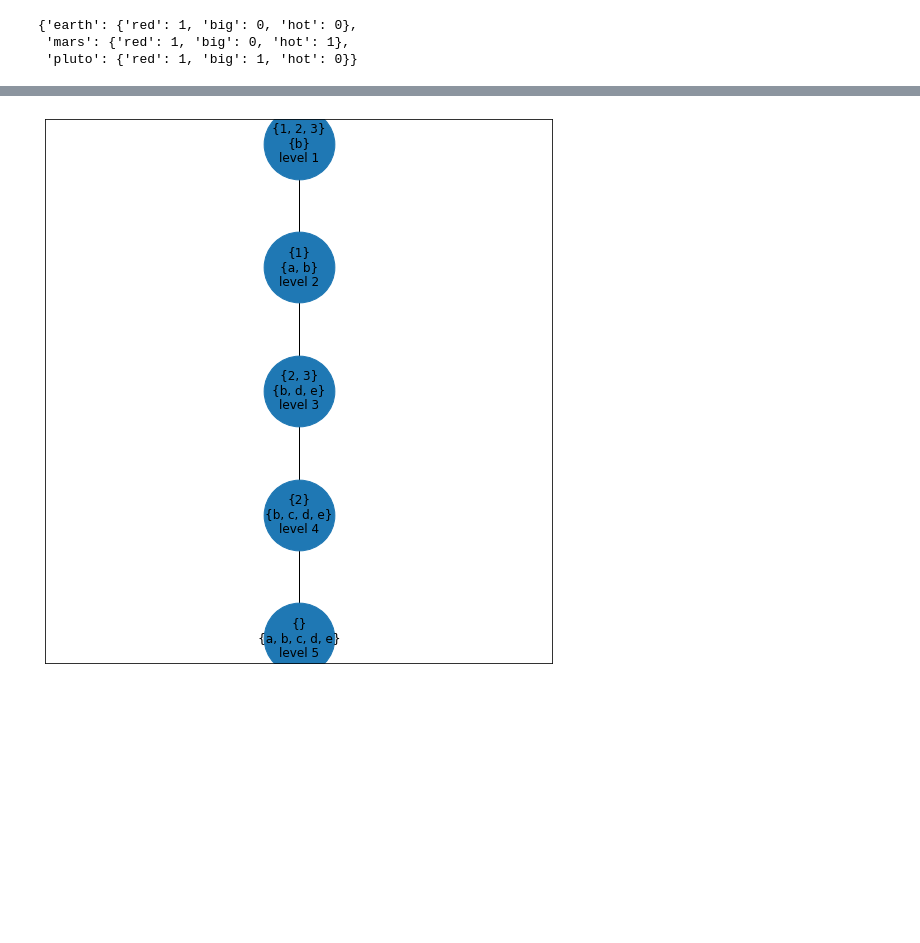
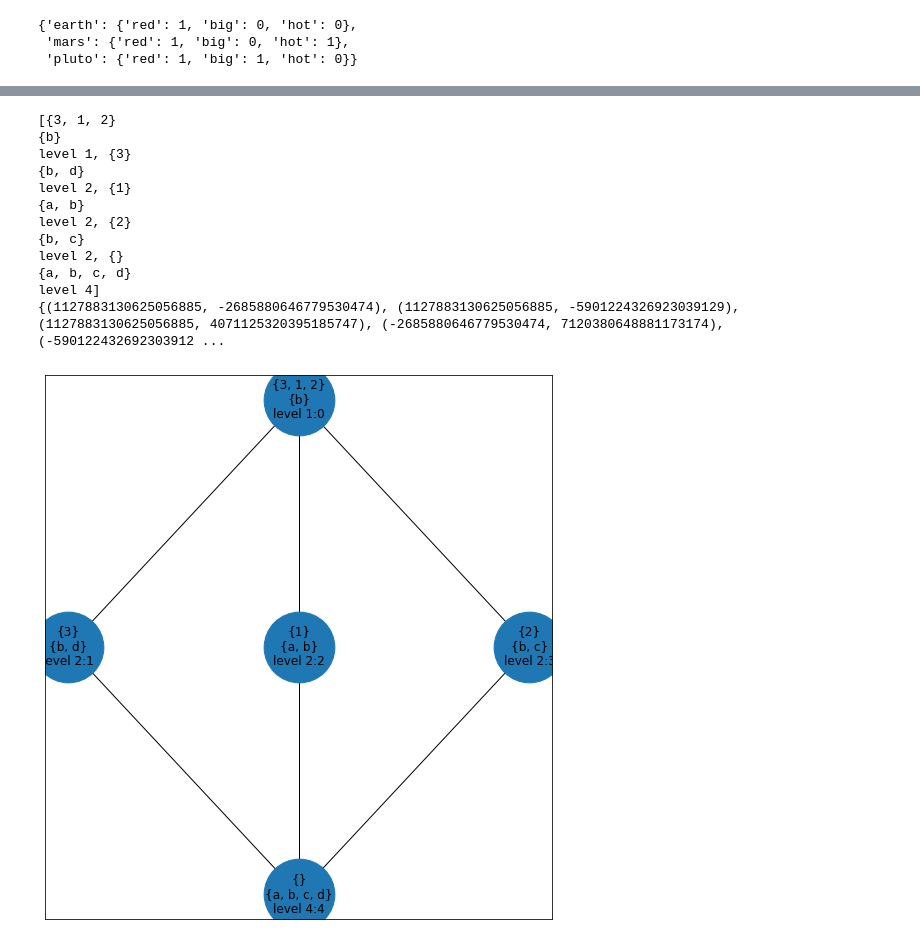
Before and after one commit to egorsmth/fcm, a Jupyter notebook: Untitled.ipynb, the cells around one changed output, grey strips where cells are left out. Drawn from its saved outputs; the diff is of its cells as text; code cells hidden in the pictures; blank space fills up the shorter version.

```diff
--- a/Untitled.ipynb
+++ b/Untitled.ipynb
@@ -59,6 +59,20 @@ class Lattice:
     def __init__(self, C, E):
         self.C = C
         self.E = E
+    def addToC(self, n):
+        self.C.append(n)
+        self.C = sorted(self.C, key=lambda node: node.level)
+    def hashEdgeToNetwork(self):
+        indxTohash = {}
+        for i in range(len(self.C)):
+            indxTohash[self.C[i].__hash__()] = i
+        edges = set()
+        for p in self.E:
+            edges.add((indxTohash[p[0]], indxTohash[p[1]]))
+        return edges
+    def addEdgeIdxs(self, edge):
+        print("edge ", edge)
+        self.E.add((self.C[edge[0]], self.C[edge[1]]))
 # %%
 a = Context(["earth", "mars", "pluto"], ["red", "big", "hot"], [[1,0,0],[1,0,1],[1,1,0]])
 a.inner
@@ -68,15 +82,6 @@ a.inner
  'pluto': {'red': 1, 'big': 1, 'hot': 0}}
 # %%
 from functools import reduce
-
-def hashEdgeToNetwork(C, E):
-    indxTohash = {}
-    for i in range(len(C)):
-        indxTohash[C[i].__hash__()] = i
-    edges = set()
-    for p in E:
-        edges.add((indxTohash[p[0]], indxTohash[p[1]]))
-    return edges
 
 def derivG(ctx, G1):
     res = set()
@@ -124,7 +129,7 @@ def nextNeighbours(ctx):
                 E.add((lowerNode.__hash__(), node.__hash__())) # add edge loweNode -> node to E
         currentLevel = nextLevel
     C = sorted(C, key=lambda node: node.level)
-    return Lattice(C, hashEdgeToNetwork(C, E))
+    return Lattice(C, E)
 
 
 
@@ -193,9 +198,11 @@ import matplotlib.pyplot as plt
 b = nextNeighbours(a)
 
 def draw(lattice):
+    print(lattice.C)
+    print(lattice.E)
     plt.figure(figsize=(20,10))
     G = nx.Graph()
-    G.add_edges_from(lattice.E)
+    G.add_edges_from(lattice.hashEdgeToNetwork())
     plt.subplot(122)
 
     counts = levelsCount(lattice.C)
@@ -206,7 +213,7 @@ def draw(lattice):
     levMult = 1
     levelNum = 1
     for n in range(len(lattice.C)):
-        labels[n] = lattice.C[n].__str__()
+        labels[n] = lattice.C[n].__str__() + ":" + str(n)
         level = lattice.C[n].level
         if (prevLevel != level):
             levelNum += 1
@@ -391,12 +442,24 @@ draw(originalL)
 # %%
 aaa = Context(["1", "2", "3"],
-            ["a", "b", "c", "d", "e"],
+            ["a", "b", "c", "d"],
             [
-                [1,1,0,0,0],
-                [0,1,1,1,1],
-                [0,1,0,1,1],
+                [1,1,0,0],
+                [0,1,1,0],
+                [0,1,0,1],
             ])
 bbb = nextNeighbours(aaa)
 draw(bbb)
 # %% [output]
+[{3, 1, 2}
+{b}
+level 1, {3}
+{b, d}
+level 2, {1}
+{a, b}
+level 2, {2}
+{b, c}
+level 2, {}
+{a, b, c, d}
+level 4]
+{(1127883130625056885, -2685880646779530474), (1127883130625056885, -5901224326923039129), (1127883130625056885, 4071125320395185747), (-2685880646779530474, 7120380648881173174), (-590122432692303912 ...
-[figure, old version]
+[figure, new version]
```
Also changed, not shown: parts of 5 cells of this notebook.
